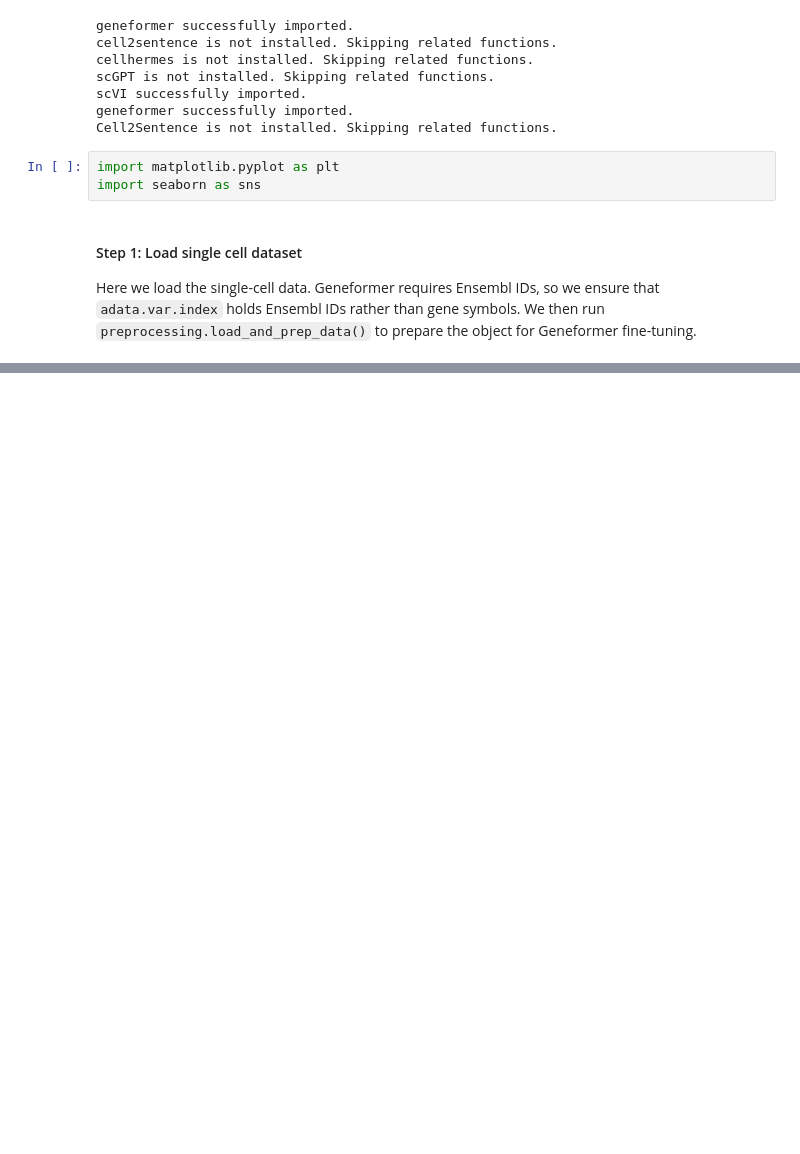
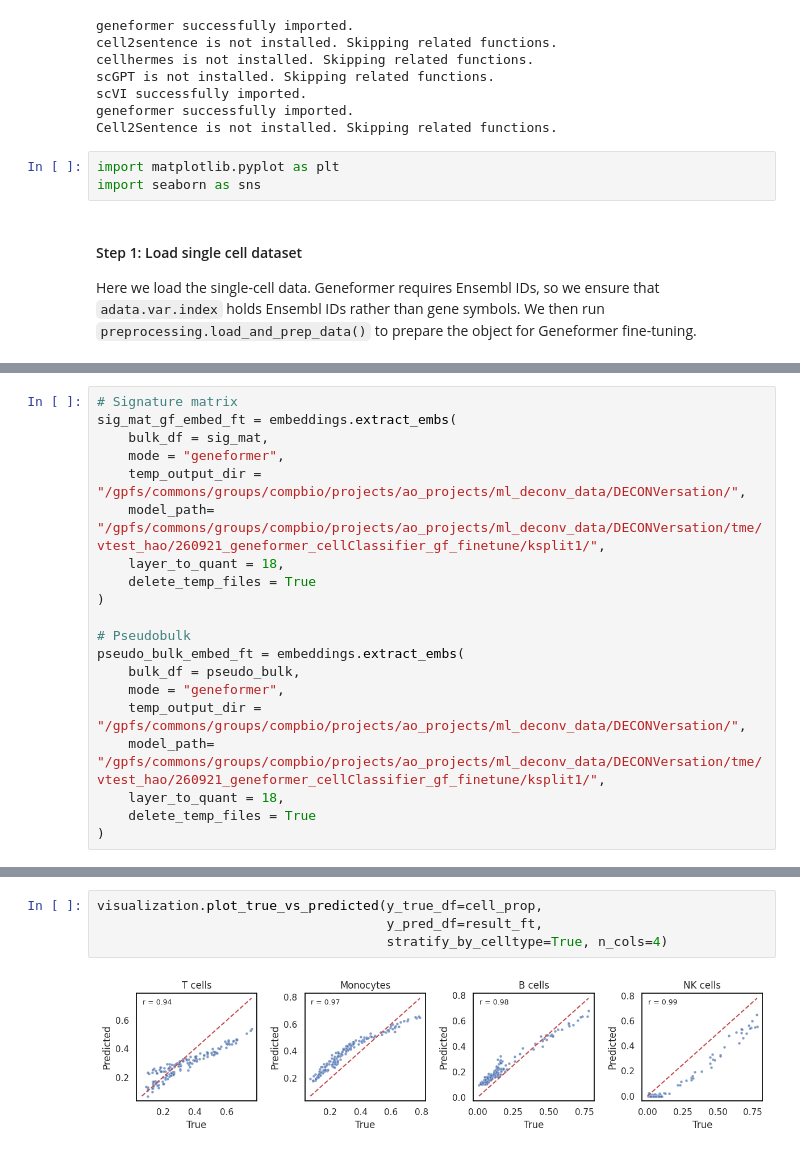
Before and after one commit to Eastmanmd/DECONVersation, a Jupyter notebook: tutorials/finetune_geneformer_for_cell_type_classification.ipynb, the cells around one changed output, grey strips where cells are left out. Cells and saved outputs as stored; diff of their text form; blank space fills up the shorter version.

```diff
--- a/tutorials/finetune_geneformer_for_cell_type_classification.ipynb
+++ b/tutorials/finetune_geneformer_for_cell_type_classification.ipynb
@@ -131,0 +190,20 @@ plt.show()
+# %%
+# Signature matrix
+sig_mat_gf_embed_ft = embeddings.extract_embs(
+    bulk_df = sig_mat,
+    mode = "geneformer",
+    temp_output_dir = "/gpfs/commons/groups/compbio/projects/ao_projects/ml_deconv_data/DECONVersation/",
+    model_path= "/gpfs/commons/groups/compbio/projects/ao_projects/ml_deconv_data/DECONVersation/tme/vtest_hao/260921_geneformer_cellClassifier_gf_finetune/ksplit1/",
+    layer_to_quant = 18,
+    delete_temp_files = True
+)
+
+# Pseudobulk
+pseudo_bulk_embed_ft = embeddings.extract_embs(
+    bulk_df = pseudo_bulk,
+    mode = "geneformer",
+    temp_output_dir = "/gpfs/commons/groups/compbio/projects/ao_projects/ml_deconv_data/DECONVersation/",
+    model_path= "/gpfs/commons/groups/compbio/projects/ao_projects/ml_deconv_data/DECONVersation/tme/vtest_hao/260921_geneformer_cellClassifier_gf_finetune/ksplit1/",
+    layer_to_quant = 18,
+    delete_temp_files = True
+)
@@ -131,0 +255,6 @@ plt.show()
+# %%
+visualization.plot_true_vs_predicted(y_true_df=cell_prop,
+                                     y_pred_df=result_ft,
+                                     stratify_by_celltype=True, n_cols=4)
+# %% [output]
+[figure, added]
```
Also changed, not shown: parts of 25 cells of this notebook.
